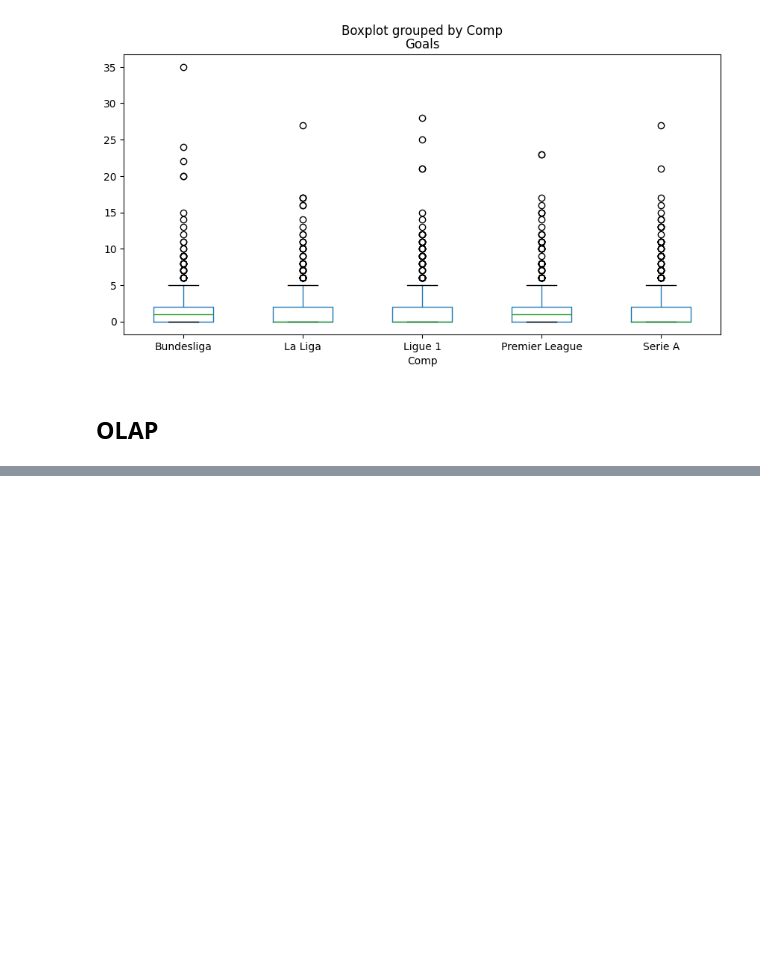
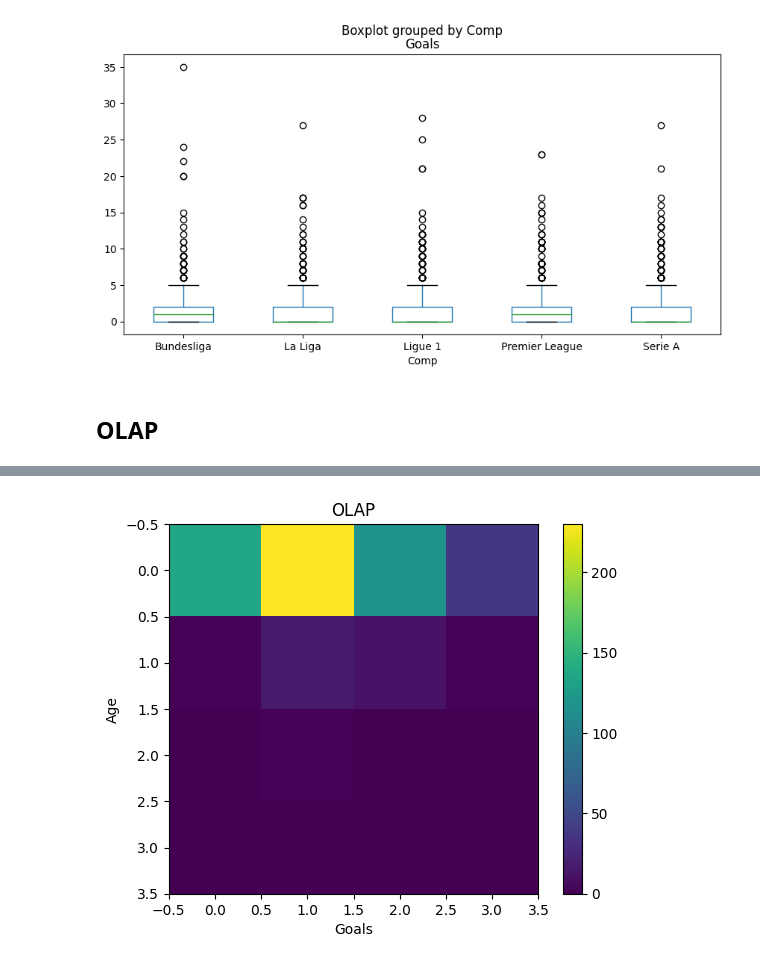
Before and after one commit to Mammew/proj_IDS, a Jupyter notebook: notebook.ipynb, the cells around one changed output, grey strips where cells are left out. Cells and saved outputs as stored; diff of their text form; code cells hidden in the pictures; blank space fills up the shorter version.

Commit message:
OLAP done

```diff
--- a/notebook.ipynb
+++ b/notebook.ipynb
@@ -167,21 +167,23 @@ plt.show()
 [figure]
 # %% [markdown]
 ## OLAP
+# %%
+dataset_22_OLAP = dataset_22
 # %%
-dataset_22.loc[dataset_22['Age'].between(16,21,'both'),'quantize_age'] = 'YOUNG'
-dataset_22.loc[dataset_22['Age'].between(22,27,'both'),'quantize_age'] = 'PROMISE'
-dataset_22.loc[dataset_22['Age'].between(28,33,'both'),'quantize_age'] = 'PRIME'
-dataset_22.loc[dataset_22['Age'].between(34,41,'both'),'quantize_age'] = 'OLD'
+dataset_22_OLAP.loc[dataset_22_OLAP['Age'].between(16,21,'both'),'quantize_age'] = 'YOUNG'
+dataset_22_OLAP.loc[dataset_22_OLAP['Age'].between(22,27,'both'),'quantize_age'] = 'PROMISE'
+dataset_22_OLAP.loc[dataset_22_OLAP['Age'].between(28,33,'both'),'quantize_age'] = 'PRIME'
+dataset_22_OLAP.loc[dataset_22_OLAP['Age'].between(34,41,'both'),'quantize_age'] = 'OLD'
 quantize_age = ['YOUNG','PROMISE','PRIME','OLD']
 
-#print(dataset_22["quantize_age"])
+#print(dataset_22_OLAP["quantize_age"])
 
 quantize_comp = ["Bundesliga", "La Liga", "Ligue 1", "Premier League", "Serie A"]
 
-#print(dataset_22["Goals"].sort_values())
+#print(dataset_22_OLAP["Goals"].sort_values())
 
-'''dataset_22.loc[dataset_22['Goals'].between(0,5,'both'),'quantize_goals'] = 'BAD'
-dataset_22.loc[dataset_22['Goals'].between(22,27,'both'),'quantize_goals'] = 'PROMISE'
-dataset_22.loc[dataset_22['Goals'].between(28,33,'both'),'quantize_goals'] = 'PRIME'
-dataset_22.loc[dataset_22['Goals'].between(34,41,'both'),'quantize_goals'] = 'OLD'
-quantize_goals = ['YOUNG','PROMISE','PRIME','OLD']'''
+dataset_22_OLAP.loc[dataset_22_OLAP['Goals'].between(0,7.9,'both'),'quantize_goals'] = 'NOTHING'
+dataset_22_OLAP.loc[dataset_22_OLAP['Goals'].between(8,15.9,'both'),'quantize_goals'] = 'SOLID'
+dataset_22_OLAP.loc[dataset_22_OLAP['Goals'].between(16,23.9,'both'),'quantize_goals'] = 'GOOD'
+dataset_22_OLAP.loc[dataset_22_OLAP['Goals'].between(24,35,'both'),'quantize_goals'] = 'EXCELLENT'
+quantize_goals = ['NOTHING','SOLID','GOOD','EXCELLENT']
@@ -190,0 +190,9 @@ quantize_goals = ['YOUNG','PROMISE','PRIME','OLD']'''
+# %%
+#codice qui
+
+OLAP = np.zeros((4,4,5))
+for z in range(0,len(quantize_comp)):
+  Awards_prog_z = dataset_22_OLAP[dataset_22_OLAP['Comp'] == quantize_comp[z]]
+  for j in range(0,len(quantize_age)):
+    for i in range(0,len(quantize_goals)):
+      OLAP[i,j,z] = np.sum((Awards_prog_z['quantize_goals'] == quantize_goals[i]) & (Awards_prog_z['quantize_age'] == quantize_age[j]))
@@ -190,0 +215,11 @@ quantize_goals = ['YOUNG','PROMISE','PRIME','OLD']'''
+# %%
+slice_age = OLAP[:,:,:]
+
+plt.ylabel('Age')
+plt.xlabel('Goals')
+plt.imshow(slice_age)
+plt.colorbar()
+plt.title('OLAP')
+plt.show()
+# %% [output]
+[figure, added]
```
Also changed, not shown: parts of 2 cells of this notebook.
